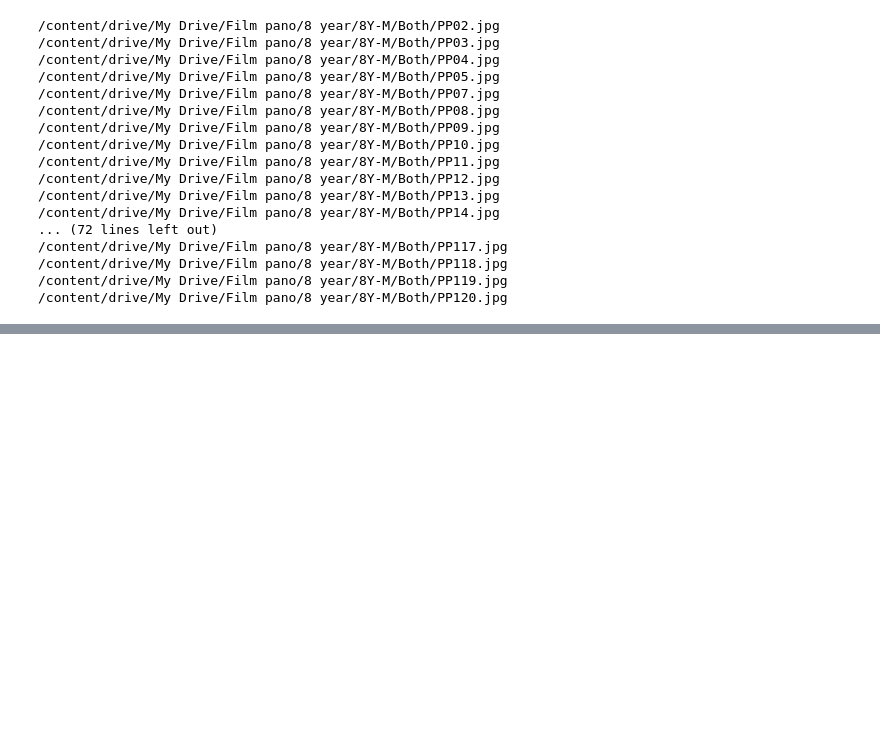
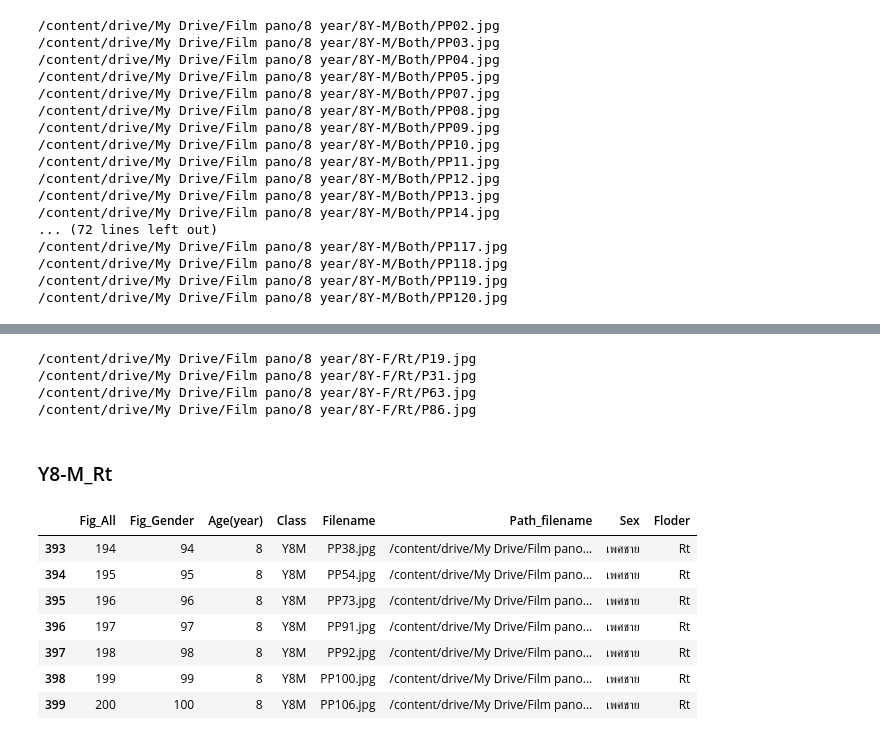
Before and after one commit to Wanita-8943/efficientnet_keras_transfer_learning, a Jupyter notebook: ตัดรูป.ipynb, the cells around one changed output, grey strips where cells are left out. Cells and saved outputs as stored; diff of their text form; code cells hidden in the pictures; blank space fills up the shorter version.

```diff
--- a/ตัดรูป.ipynb
+++ b/ตัดรูป.ipynb
@@ -560,0 +664,36 @@ for i in path:
+# %%
+from PIL import Image
+import matplotlib.pyplot as plt
+
+path = Y8F_3['Path_filename'].tolist()
+frac = 0.60
+for i in path:
+    filename = i.split("/")[-1]
+    img = Image.open(i)
+    print(i)#left---------------------------------------------------
+    left = 0
+    upper = 0
+    right = img.size[0]-((1-frac))*img.size[0]
+    bottom = img.size[1]
+    cropped_left = img.crop((left, upper, right, bottom))
+    #save setting by youreself
+    cropped_left.save('/content/drive/MyDrive/cut_panoramic/8Y/8Y-F/Rt/'+filename)
+# %% [output]
+/content/drive/My Drive/Film pano/8 year/8Y-F/Rt/P19.jpg
+/content/drive/My Drive/Film pano/8 year/8Y-F/Rt/P31.jpg
+/content/drive/My Drive/Film pano/8 year/8Y-F/Rt/P63.jpg
+/content/drive/My Drive/Film pano/8 year/8Y-F/Rt/P86.jpg
+# %% [markdown]
+### Y8-M_Rt
+# %%
+Y8M_3= df[(df['Class'] == 'Y8M')&(df['Floder']=='Rt')]#ชาย
+Y8M_3
+# %% [output]
+|  | Fig_All | Fig_Gender | Age(year) | Class | Filename | Path_filename | Sex | Floder |
+| 393 | 194 | 94 | 8 | Y8M | PP38.jpg | /content/drive/My Drive/Film pano... | เพศชาย | Rt |
+| 394 | 195 | 95 | 8 | Y8M | PP54.jpg | /content/drive/My Drive/Film pano... | เพศชาย | Rt |
+| 395 | 196 | 96 | 8 | Y8M | PP73.jpg | /content/drive/My Drive/Film pano... | เพศชาย | Rt |
+| 396 | 197 | 97 | 8 | Y8M | PP91.jpg | /content/drive/My Drive/Film pano... | เพศชาย | Rt |
+| 397 | 198 | 98 | 8 | Y8M | PP92.jpg | /content/drive/My Drive/Film pano... | เพศชาย | Rt |
+| 398 | 199 | 99 | 8 | Y8M | PP100.jpg | /content/drive/My Drive/Film pano... | เพศชาย | Rt |
+| 399 | 200 | 100 | 8 | Y8M | PP106.jpg | /content/drive/My Drive/Film pano... | เพศชาย | Rt |
```
Also changed, not shown: parts of 9 cells of this notebook.
